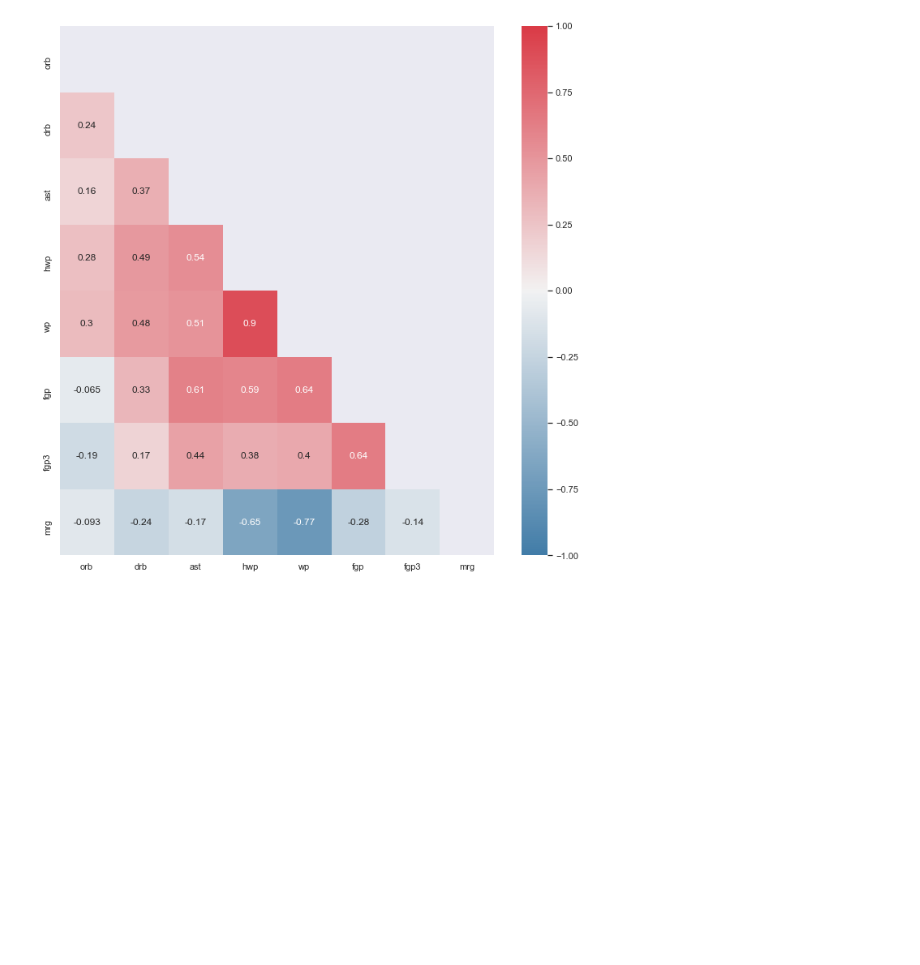
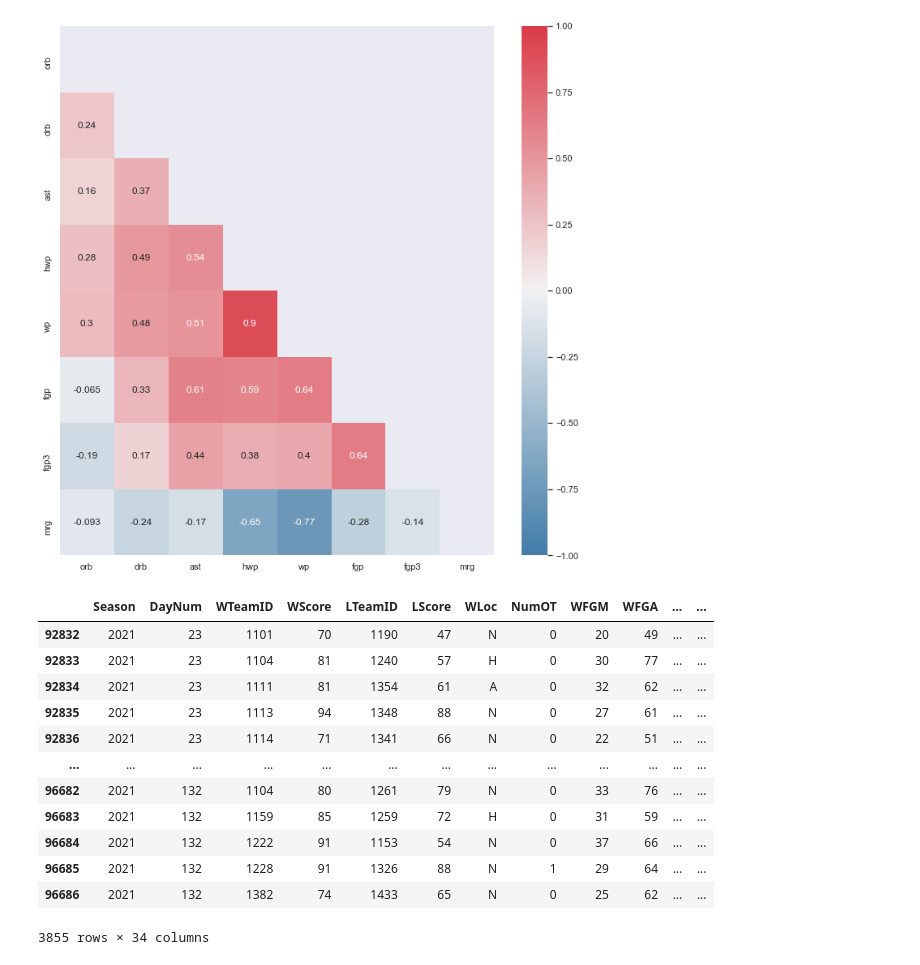
Before and after one commit to ozgunhaznedar/march_madness, a Jupyter notebook: notebooks/OH_01.ipynb, the cells around one changed output. Cells and saved outputs as stored; diff of their text form; code cells hidden in the pictures; blank space fills up the shorter version.

```diff
--- a/notebooks/OH_01.ipynb
+++ b/notebooks/OH_01.ipynb
@@ -375,3 +397,19 @@ sns.heatmap(corr, mask=mask, vmin=-1, vmax=1, cmap=cmap, annot=True)
 # %% [output]
 <AxesSubplot:>
 [figure]
+# %%
+df_reg_2021
+# %% [output]
+|  | Season | DayNum | WTeamID | WScore | LTeamID | LScore | WLoc | NumOT | WFGM | WFGA | ... | ... |
+| 92832 | 2021 | 23 | 1101 | 70 | 1190 | 47 | N | 0 | 20 | 49 | ... | ... |
+| 92833 | 2021 | 23 | 1104 | 81 | 1240 | 57 | H | 0 | 30 | 77 | ... | ... |
+| 92834 | 2021 | 23 | 1111 | 81 | 1354 | 61 | A | 0 | 32 | 62 | ... | ... |
+| 92835 | 2021 | 23 | 1113 | 94 | 1348 | 88 | N | 0 | 27 | 61 | ... | ... |
+| 92836 | 2021 | 23 | 1114 | 71 | 1341 | 66 | N | 0 | 22 | 51 | ... | ... |
+| ... | ... | ... | ... | ... | ... | ... | ... | ... | ... | ... | ... | ... |
+| 96682 | 2021 | 132 | 1104 | 80 | 1261 | 79 | N | 0 | 33 | 76 | ... | ... |
+| 96683 | 2021 | 132 | 1159 | 85 | 1259 | 72 | H | 0 | 31 | 59 | ... | ... |
+| 96684 | 2021 | 132 | 1222 | 91 | 1153 | 54 | N | 0 | 37 | 66 | ... | ... |
+| 96685 | 2021 | 132 | 1228 | 91 | 1326 | 88 | N | 1 | 29 | 64 | ... | ... |
+| 96686 | 2021 | 132 | 1382 | 74 | 1433 | 65 | N | 0 | 25 | 62 | ... | ... |
+3855 rows × 34 columns
```
Also changed, not shown: parts of 3 cells of this notebook, 1 other file.
